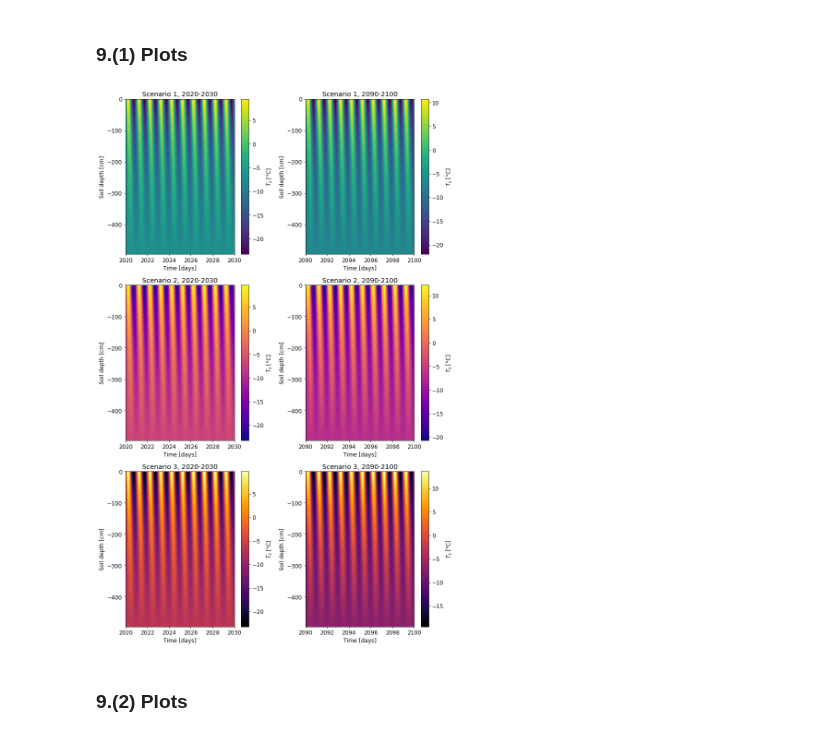
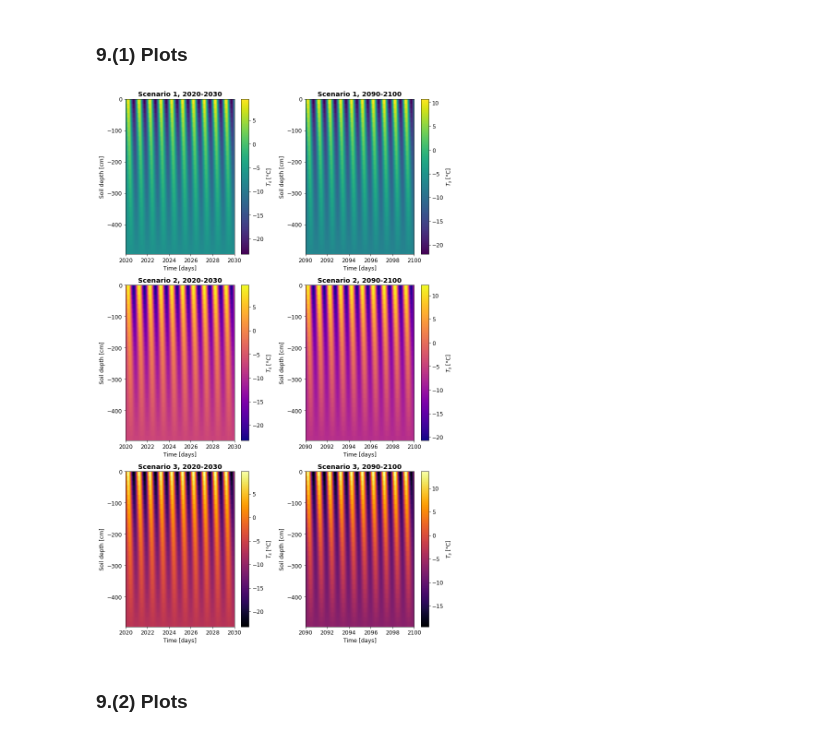
Before and after one commit to samanthataylor1/GEOS-518, a Jupyter notebook: STaylor_mod03_1D-Diffusion-Assignment.ipynb, the cells around one changed output. Cells and saved outputs as stored; diff of their text form; code cells hidden in the pictures.

```diff
--- a/STaylor_mod03_1D-Diffusion-Assignment.ipynb
+++ b/STaylor_mod03_1D-Diffusion-Assignment.ipynb
@@ -330,7 +330,7 @@ plt.pcolormesh(t1,-z1,Ts_15[:,0:14601],cmap='viridis',shading='auto')
 plt.colorbar(label='$T_s$ [°C]')
 plt.xlabel('Time [days]')
 plt.ylabel('Soil depth [cm]')
-plt.title('Scenario 1, 2020-2030')
+plt.title('Scenario 1, 2020-2030',fontweight="bold")
 
 plt.tight_layout() # change spacing between subplots
 
@@ -346,7 +346,7 @@ plt.pcolormesh(t2,-z2,Ts_15[:,102200:Nt+1],cmap='viridis',shading='auto')
 plt.colorbar(label='$T_s$ [°C]')
 plt.xlabel('Time [days]')
 plt.ylabel('Soil depth [cm]')
-plt.title('Scenario 1, 2090-2100')
+plt.title('Scenario 1, 2090-2100',fontweight="bold")
 
 plt.tight_layout() # change spacing between subplots
 
@@ -359,7 +359,7 @@ plt.pcolormesh(t1,-z1,Ts_30[:,0:14601],cmap='plasma',shading='auto')
 plt.colorbar(label='$T_s$ [°C]')
 plt.xlabel('Time [days]')
 plt.ylabel('Soil depth [cm]')
-plt.title('Scenario 2, 2020-2030')
+plt.title('Scenario 2, 2020-2030',fontweight="bold")
 
 plt.tight_layout() # change spacing between subplots
 
@@ -372,37 +372,37 @@ plt.pcolormesh(t2,-z2,Ts_30[:,102200:Nt+1],cmap='plasma',shading='auto')
 plt.colorbar(label='$T_s$ [°C]')
 plt.xlabel('Time [days]')
 plt.ylabel('Soil depth [cm]')
-plt.title('Scenario 2, 2090-2100')
+plt.title('Scenario 2, 2090-2100',fontweight="bold")
 
 plt.tight_layout() # change spacing between subplots
 
 # delta T = 4.5 degrees C, first 10 years
 
 t1,z1 = np.meshgrid(lim_2030,z) # create meshgrid of data for 2020-2030
 
 plt.subplot(3,2,5)
 plt.pcolormesh(t1,-z1,Ts_45[:,0:14601],cmap='inferno',shading='auto')
 plt.colorbar(label='$T_s$ [°C]')
 plt.xlabel('Time [days]')
 plt.ylabel('Soil depth [cm]')
-plt.title('Scenario 3, 2020-2030')
+plt.title('Scenario 3, 2020-2030',fontweight="bold")
 
 plt.tight_layout() # change spacing between subplots
 
 # delta T = 4.5 degrees C, last 10 years
 
 t2,z2 = np.meshgrid(lim_2090,z) # create meshgrid of data for 2090-2100
 
 plt.subplot(3,2,6)
 plt.pcolormesh(t2,-z2,Ts_45[:,102200:Nt+1],cmap='inferno',shading='auto')
 plt.colorbar(label='$T_s$ [°C]')
 plt.xlabel('Time [days]')
 plt.ylabel('Soil depth [cm]')
-plt.title('Scenario 3, 2090-2100')
+plt.title('Scenario 3, 2090-2100',fontweight="bold")
 
 plt.tight_layout() # change spacing between subplots
 # %% [output]
-[figure, old version]
+[figure, new version]
 # %% [markdown]
 ### 9.(2) Plots
 # %%
```
Also changed, not shown: parts of 2 cells of this notebook.
